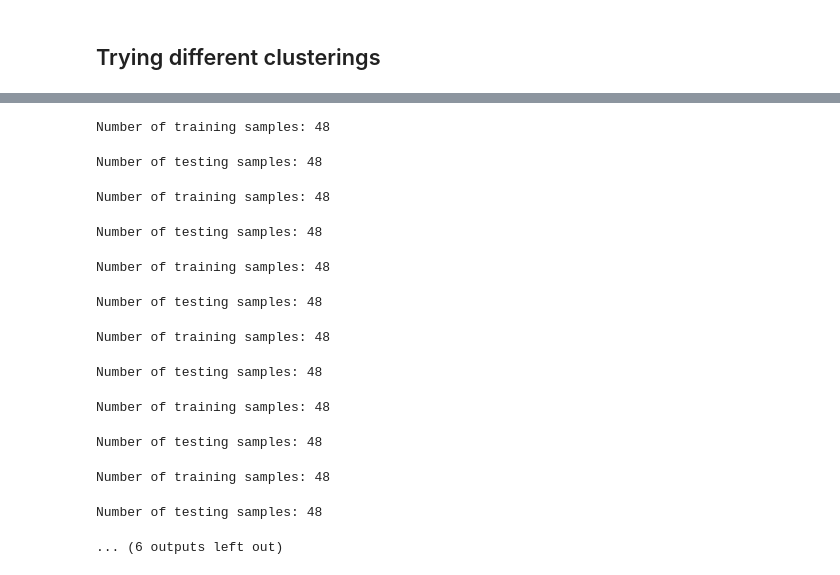
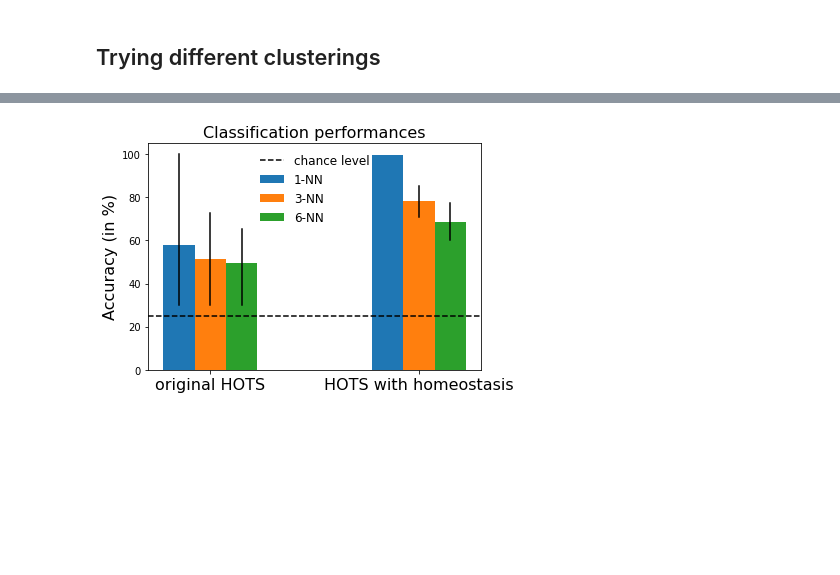
Before and after one commit to AntoineGrimaldi/HOTS, a Jupyter notebook: notebooks/RESULTS_02_PokerDVS.ipynb, the cells around one changed output, grey strips where cells are left out. Saved outputs shown, nothing was run; the diff lists cells and outputs as text; code cells hidden in the pictures; blank space fills up the shorter version.

```diff
--- a/notebooks/RESULTS_02_PokerDVS.ipynb
+++ b/notebooks/RESULTS_02_PokerDVS.ipynb
@@ -247,26 +87,4 @@ plt.plot(ACC)
-# %%
-ACC_hots = []
-k = 6
-name = 'hots'
-for trial in range(100):
-    timestr = f'2022-01-06_poker_{trial}'
-    hots = network(name = name, tau = tau, homeo = homeo, timestr = timestr, camsize=(sensor_size[0], sensor_size[1]))
-    hots.running(train_loader, trainset.ordering, trainset.classes, learn=True, train=True)
-    hots.running(train_loader, trainset.ordering, trainset.classes, learn=False, train=True)
-    hots.running(test_loader, trainset.ordering, trainset.classes, learn=False, train=False)
-    histo, label = fit_histo(hots)
-    ACC_hots.append(predict_histo(hots, histo, label, k=k))
-# %% [output]
-Number of training samples: 48
-Number of testing samples: 48
-Number of training samples: 48
-Number of testing samples: 48
-Number of training samples: 48
-Number of testing samples: 48
-Number of training samples: 48
-Number of testing samples: 48
-Number of training samples: 48
-Number of testing samples: 48
-Number of training samples: 48
-Number of testing samples: 48
-... (6 outputs left out)
+# %%
+clustering_variability(trainset, testset, homeo, tau, '2022-01-06_poker')
+# %% [output]
+[figure, added]
```
Also changed, not shown: parts of 15 cells of this notebook, 3 other files.
